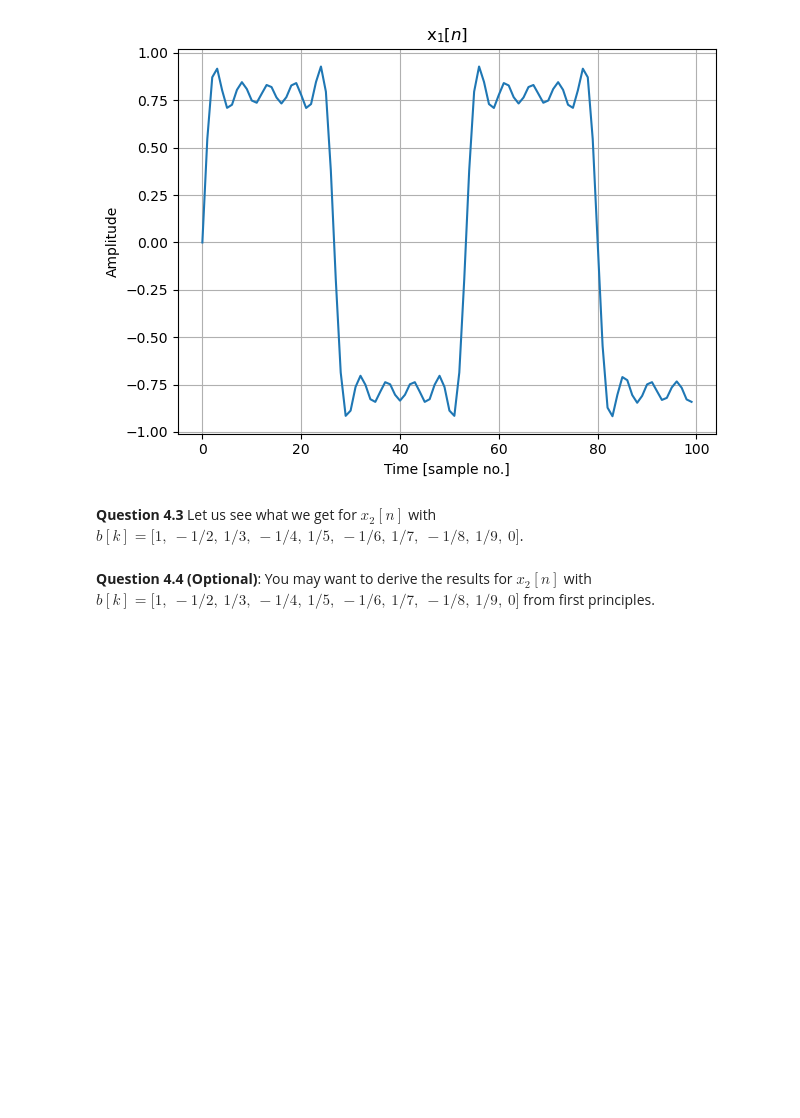
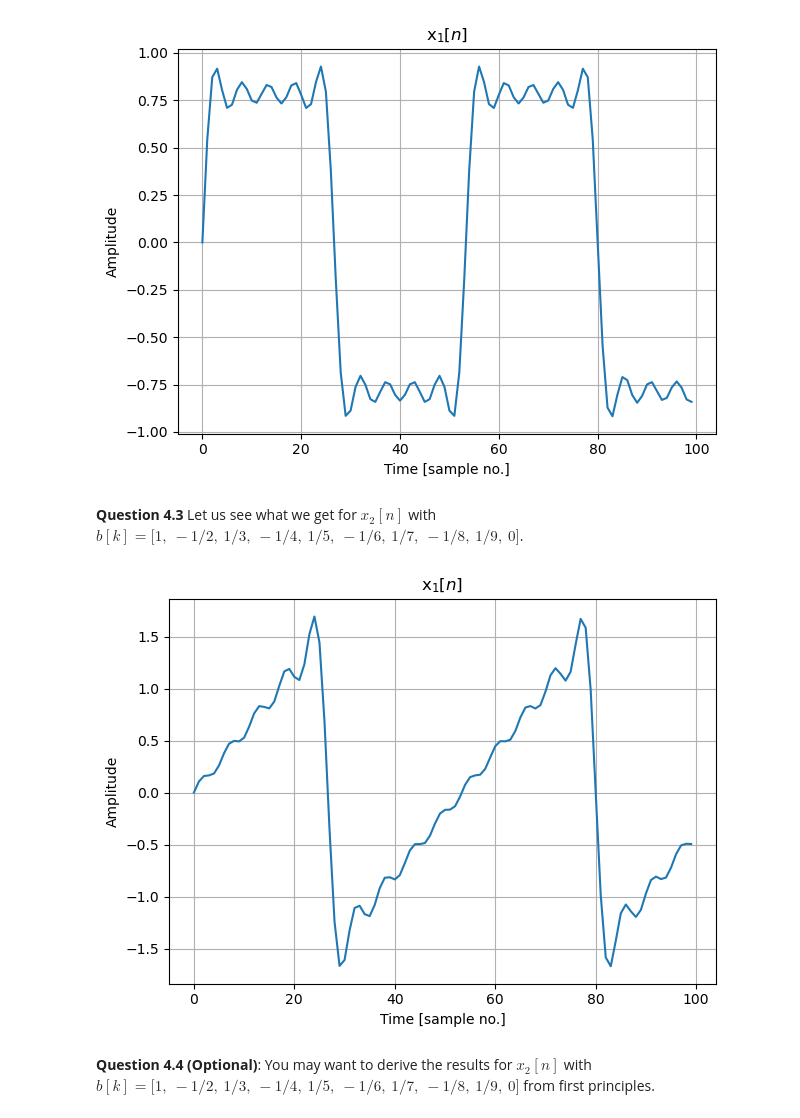
Before and after one commit to LH-and-FPGA/sap-EE2-SS-LAB, a Jupyter notebook: EX4 - Fourier.ipynb, the cells around one changed output. Cells and saved outputs as stored; diff of their text form; code cells hidden in the pictures; blank space fills up the shorter version.

```diff
--- a/EX4 - Fourier.ipynb
+++ b/EX4 - Fourier.ipynb
@@ -61,28 +61,34 @@ $$x_2[n]=\sum_{k=1}^{10}b[k]\sin(k \Omega n).$$
 # %%
 # add code here
 b = [1, 0, 1/3, 0, 1/5, 0, 1/7, 0, 1/9, 0]
-
-fs = 8000
-fsig = 150
-Nsamp = 100
+def plot_ex4(b):
+    fs = 8000
+    fsig = 150
+    Nsamp = 100
 
 
-S = []
-for i in np.arange(0, 10):
-    t, x = sinegen(fs, (i+1)*fsig, Nsamp)
-    S.append(b[i] * x)
+    S = []
+    for i in np.arange(0, 10):
+        t, x = sinegen(fs, (i+1)*fsig, Nsamp)
+        S.append(b[i] * x)
 
 
-p = np.ones(10)
-x1 = p.dot(S)
+    p = np.ones(10)
+    x1 = p.dot(S)
 
-plt = plot_signal(x1, title='x$_1[n]$', xlabel='Time [sample no.]', ylabel='Amplitude')
-plt.show()
+    plt = plot_signal(x1, title='x$_1[n]$', xlabel='Time [sample no.]', ylabel='Amplitude')
+    plt.show()
+
+plot_ex4(b)
 # %% [output]
 [figure]
 # %% [markdown]
 **Question 4.3** Let us see what we get for $x_2[n]$ with $b[k] = \big[1,\: -1/2,\: 1/3,\: -1/4,\: 1/5,\: -1/6,\: 1/7,\: -1/8,\: 1/9, \:0\big]$.
 # %%
 # add code here
+b = [1, -1/2, 1/3, -1/4, 1/5, -1/6, 1/7, -1/8, 1/9, 0]
+plot_ex4(b)
+# %% [output]
+[figure, added]
 # %% [markdown]
 **Question 4.4 (Optional)**: You may want to derive the results for $x_2[n]$ with $b[k] = \big[1,\: -1/2,\: 1/3,\: -1/4,\: 1/5,\: -1/6,\: 1/7,\: -1/8,\: 1/9, \:0\big]$ from first principles.
```
Also changed, not shown: parts of 6 cells of this notebook, 2 other files.
